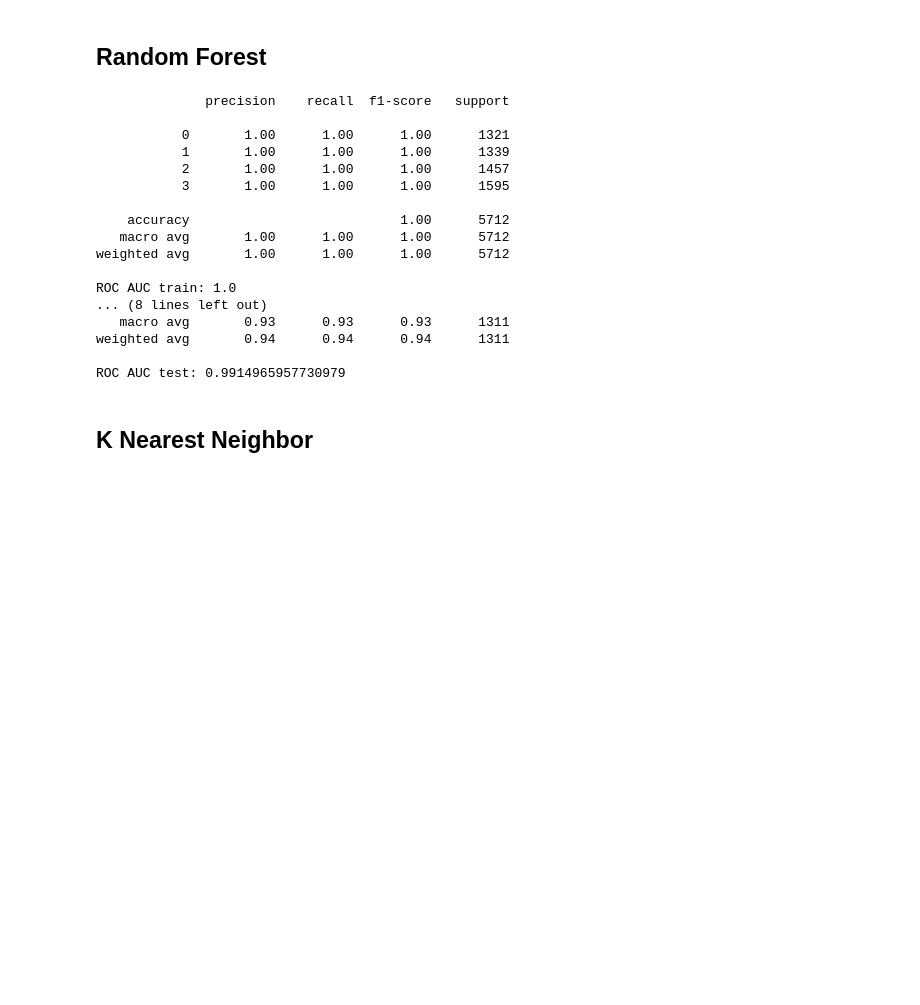
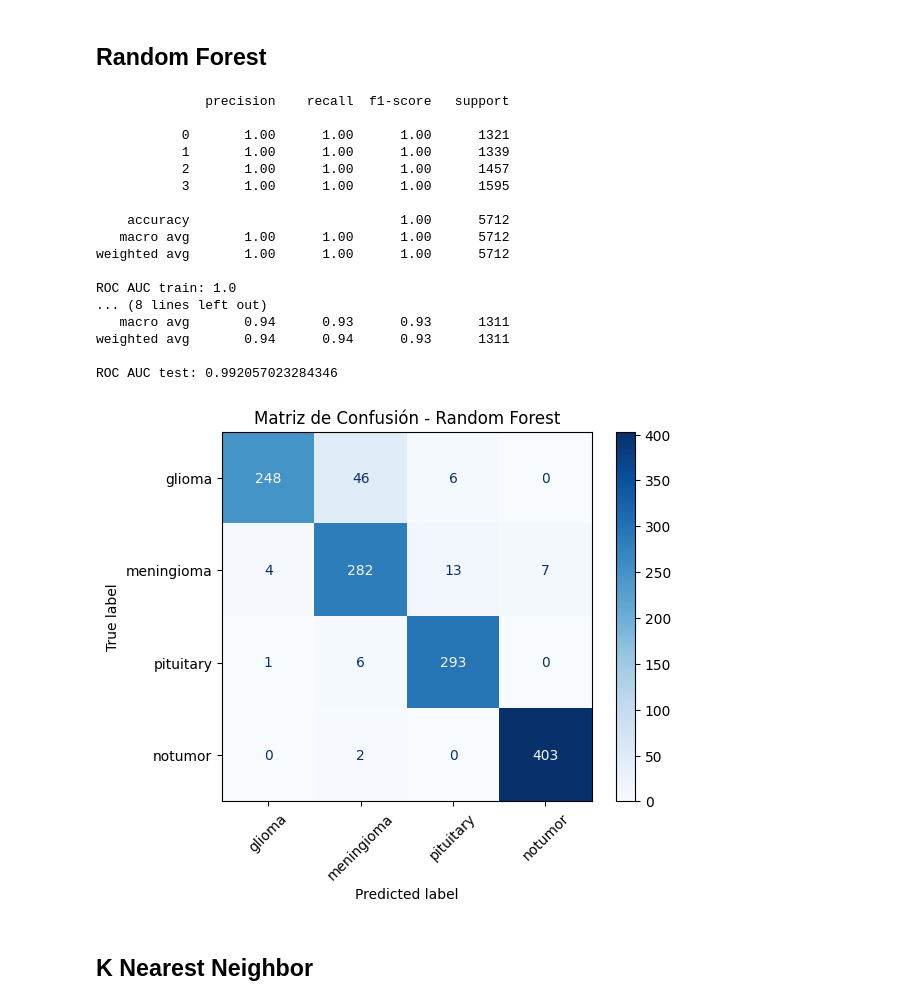
Before and after one commit to niconinov/A3_helath, a Jupyter notebook: b_modelos.ipynb, the cells around one changed output. Drawn from its saved outputs; the diff is of its cells as text; code cells hidden in the pictures; blank space fills up the shorter version.

Commit message:
modica archivo de preprocesamiento y modelos, implementacion de matriz de confusion en modelo de bosques aleatorios y reestructuracion del modelo de redes neuronales

```diff
--- a/b_modelos.ipynb
+++ b/b_modelos.ipynb
@@ -102,7 +108,7 @@ y_test = y_test.ravel()
 
 # Entrenar el modelo
 #lr = LogisticRegression(max_iter=100, solver='saga') # se queda corriendo :(
-lr=LogisticRegression()
+lr=LogisticRegression(max_iter=150)
 lr.fit(x_train2, y_train)
 
 # Predicciones en entrenamiento
@@ -152,7 +158,12 @@ AUC test: 0.965380666332389
 # %%
 # Entrenar el modelo
 rf = RandomForestClassifier()
-rf.fit(x_train2, y_train)
+rf.fit(x_train2, y_train.ravel())
+
+# Entrenamos el modelo Random Forest utilizando los datos de entrenamiento.
+# Se usa .ravel() para convertir y_train de un arreglo de 2 dimensiones (n,1) a 1 dimensión (n,)
+# ya que RandomForestClassifier espera un vector unidimensional como etiquetas.
+
 
 # Predicciones para train
 pred_train = rf.predict(x_train2)
@@ -185,10 +196,27 @@ weighted avg       1.00      1.00      1.00      5712
 
 ROC AUC train: 1.0
 ... (8 lines left out)
-   macro avg       0.93      0.93      0.93      1311
-weighted avg       0.94      0.94      0.94      1311
+   macro avg       0.94      0.93      0.93      1311
+weighted avg       0.94      0.94      0.93      1311
 
-ROC AUC test: 0.9914965957730979
+ROC AUC test: 0.992057023284346
+# %%
+# Obtener las predicciones sobre el conjunto de prueba
+pred_test = rf.predict(x_test2)
+
+# Definir las etiquetas de las clases
+class_labels = ['glioma', 'meningioma', 'pituitary', 'notumor']
+
+# Matriz de confusión
+cm = confusion_matrix(y_test, pred_test, labels=[0, 1, 2, 3])
+
+# Visualizar la matriz de confusión
+disp = ConfusionMatrixDisplay(confusion_matrix=cm, display_labels=class_labels)
+disp.plot(cmap='Blues', xticks_rotation=45)
+plt.title("Matriz de Confusión - Random Forest")
+plt.show()
+# %% [output]
+[figure, added]
 # %% [markdown]
 ## K Nearest Neighbor
 # %%
```
Also changed, not shown: parts of 5 cells of this notebook, 1 other file.
